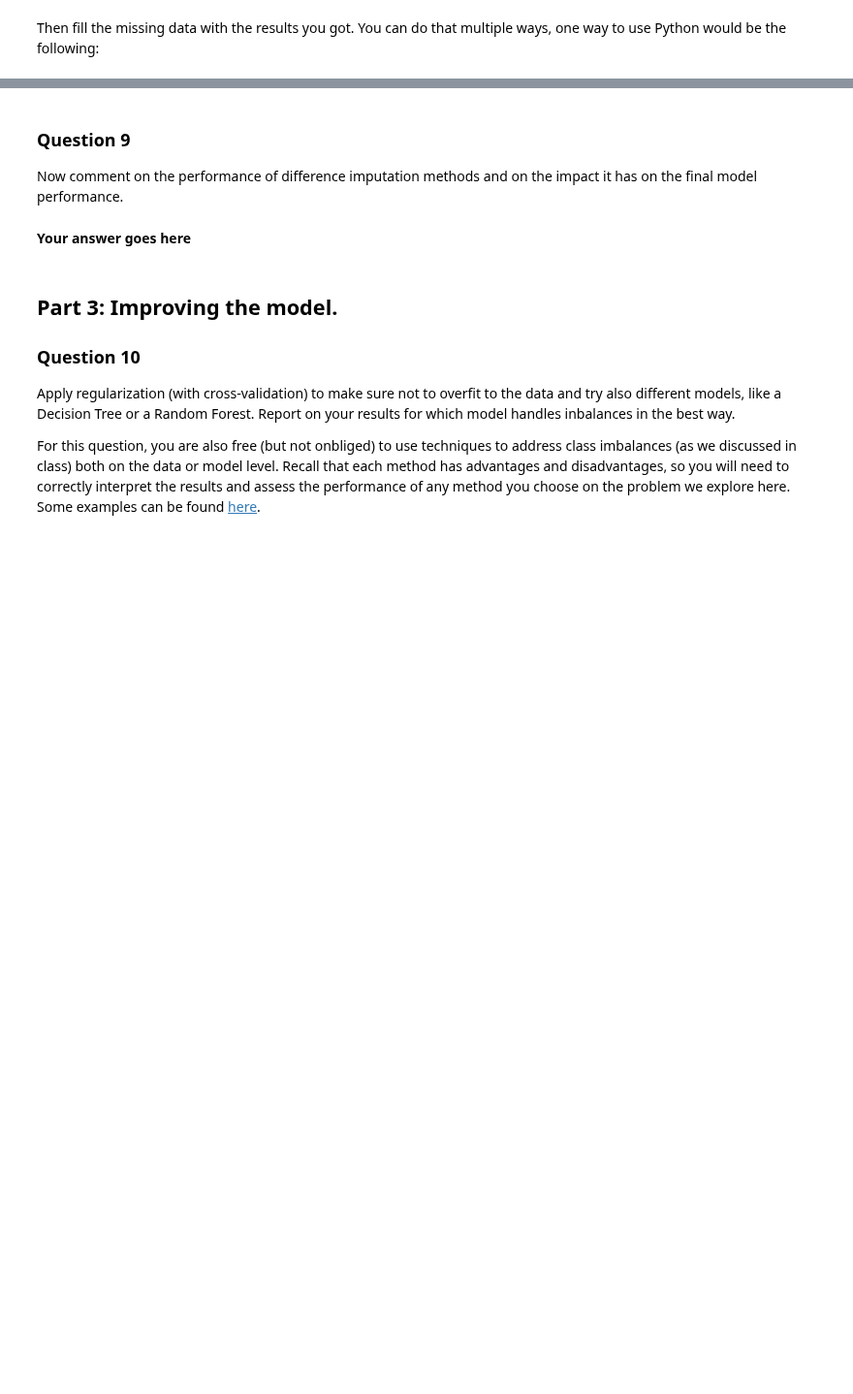
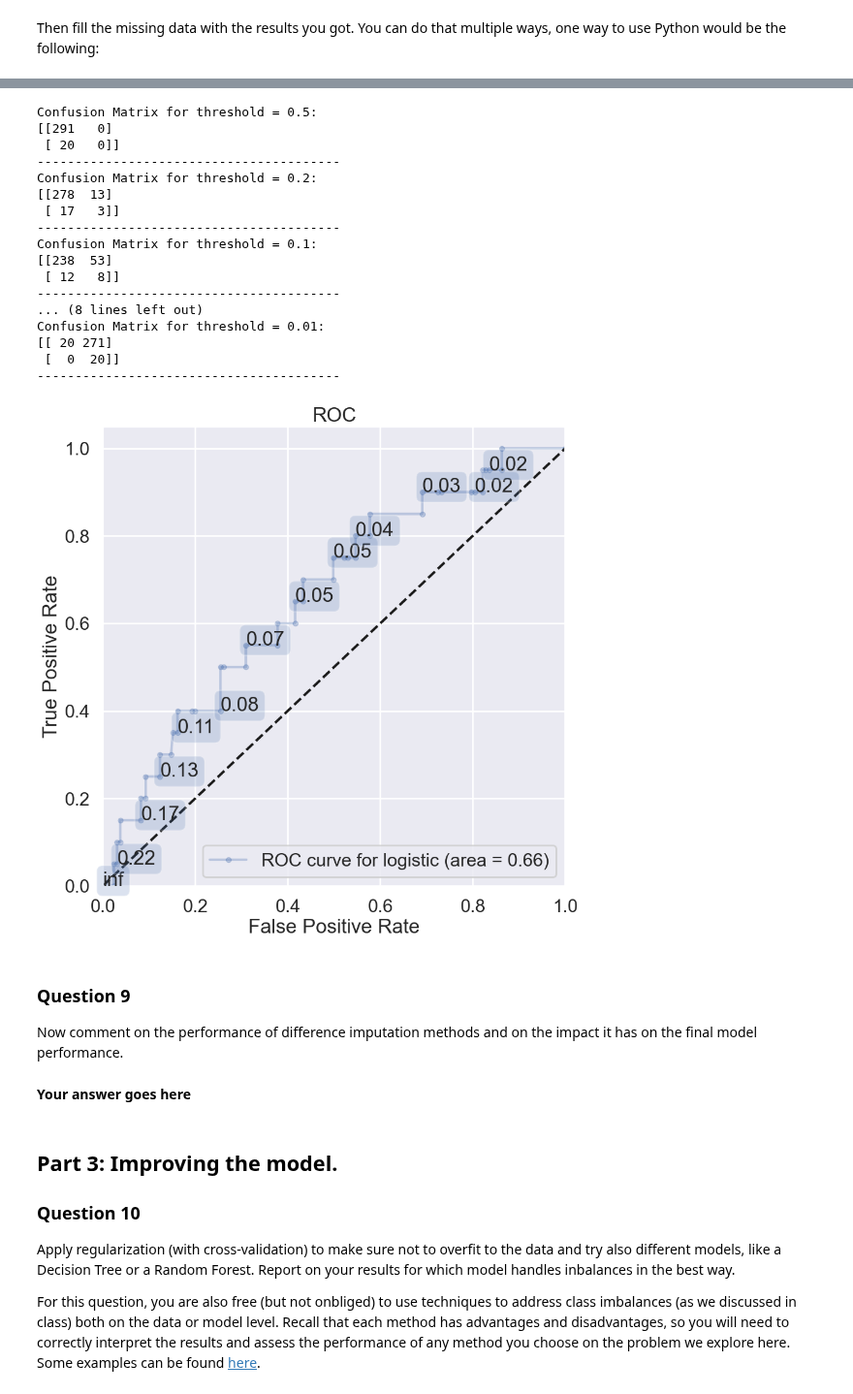
Before and after one commit to Jvviragine/data_analysis_um_course, a Jupyter notebook: data_clinics/clinic3/clinic3_JV.ipynb, the cells around one changed output, grey strips where cells are left out. Shown at 97% size. Saved outputs shown, nothing was run; the diff lists cells and outputs as text; code cells hidden in the pictures; blank space fills up the shorter version.

```diff
--- a/data_clinics/clinic3/clinic3_JV.ipynb
+++ b/data_clinics/clinic3/clinic3_JV.ipynb
@@ -894,0 +887,8 @@ b) use these values to impute back into the income variable in the missing entri
+# %%
+# Reload the dataset from the original CSV file
+gssdata = pd.read_csv("gssdata4.csv")
+
+# Display basic info to confirm successful loading
+print(f"Dataset Shape: {gssdata.shape}")
+print("\n🔍 Missing Values Summary (Before Any Processing):")
+print(gssdata.isna().sum())
@@ -904,3 +1026,19 @@ gssdata_imp['income'] = gssdata_imp['income'].fillna(missing_series)
+# %%
+# Step 1: Identify rows where `income` is missing
+missing_index = gssdata[gssdata['income'].isnull()].index
+
+# Step 2: Define X (features) for these missing rows (same predictors used in training)
+X_missing = gssdata.loc[missing_index, predictors]
+
+# Step 3: Predict missing income values using the trained linear regression model
+predicted_income = lin_reg.predict(X_missing)
+
+# Step 4: Convert predictions into a Pandas Series for easy imputation
+missing_series = pd.Series(data=predicted_income, index=missing_index)
+
+# Step 5: Create a new dataset with imputed values
+gssdata_imp = gssdata.copy()
+gssdata_imp['income'] = gssdata_imp['income'].fillna(missing_series)
 # %%
 gssdata_imp['income'].hist(figsize=(7,5))
 gssdata_imp['income'].describe()
@@ -925,3 +1118,39 @@ plt.show()
+# %%
+# Generate Confusion Matrices for Different Thresholds
+thresholds = [0.5, 0.2, 0.1, 0.06, 0.02, 0.01]  # Example thresholds to explore
+
+for threshold in thresholds:
+    print(f"Confusion Matrix for threshold = {threshold}:")
+    print(confusion_matrix(y_test, t_repredict(logit3, threshold, X_test)))
+    print("-" * 40)
+
+# Plot the ROC Curve
+sns.set_context("poster")
+fig, ax = plt.subplots(figsize=(10, 10))
+
+# Use pre-defined function to create the ROC curve for `logit3`
+ax = make_roc("logistic", logit3, y_test, X_test, labe=4, skip=0)
+
+plt.show()
+# %% [output]
+Confusion Matrix for threshold = 0.5:
+[[291   0]
+ [ 20   0]]
+----------------------------------------
+Confusion Matrix for threshold = 0.2:
+[[278  13]
+ [ 17   3]]
+----------------------------------------
+Confusion Matrix for threshold = 0.1:
+[[238  53]
+ [ 12   8]]
+----------------------------------------
+... (8 lines left out)
+Confusion Matrix for threshold = 0.01:
+[[ 20 271]
+ [  0  20]]
+----------------------------------------
+[figure, added]
 # %% [markdown]
 ### Question 9 <a name="q9"></a>
 
```
Also changed, not shown: parts of 13 cells of this notebook, 1 other file.
